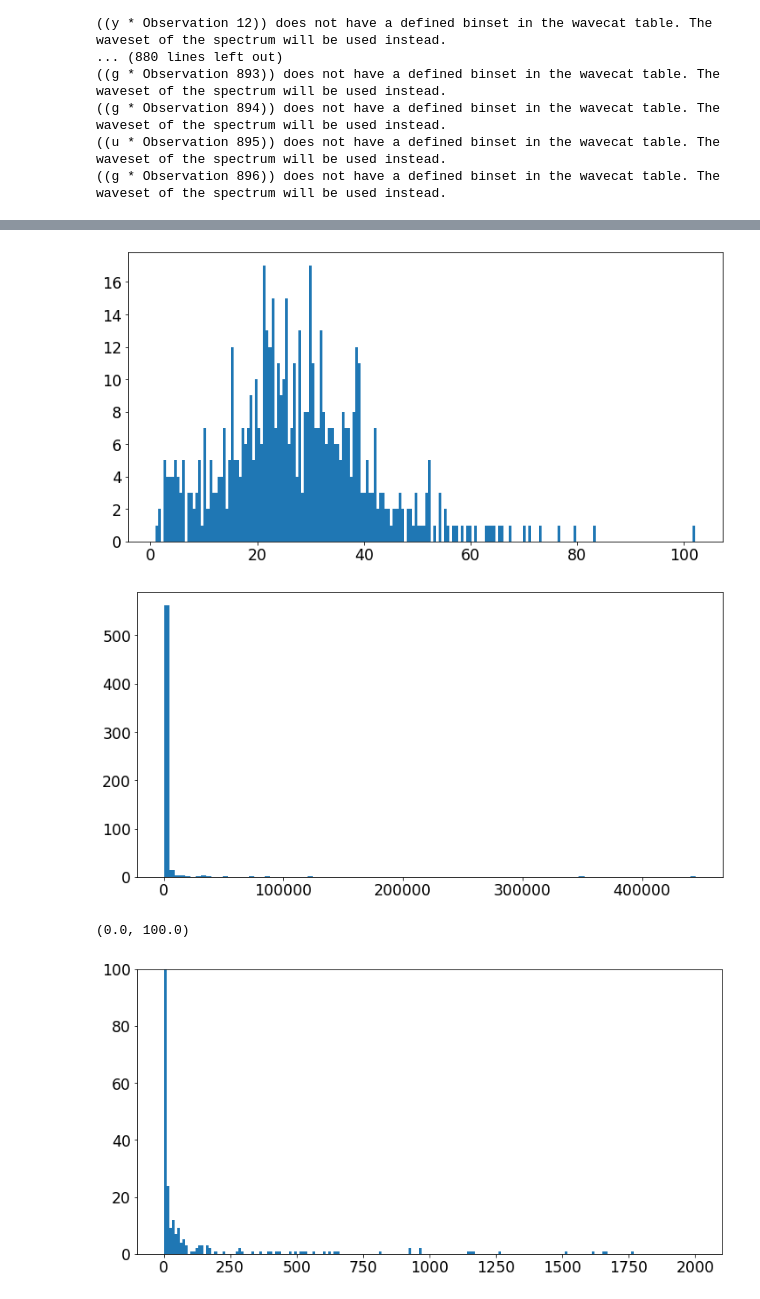
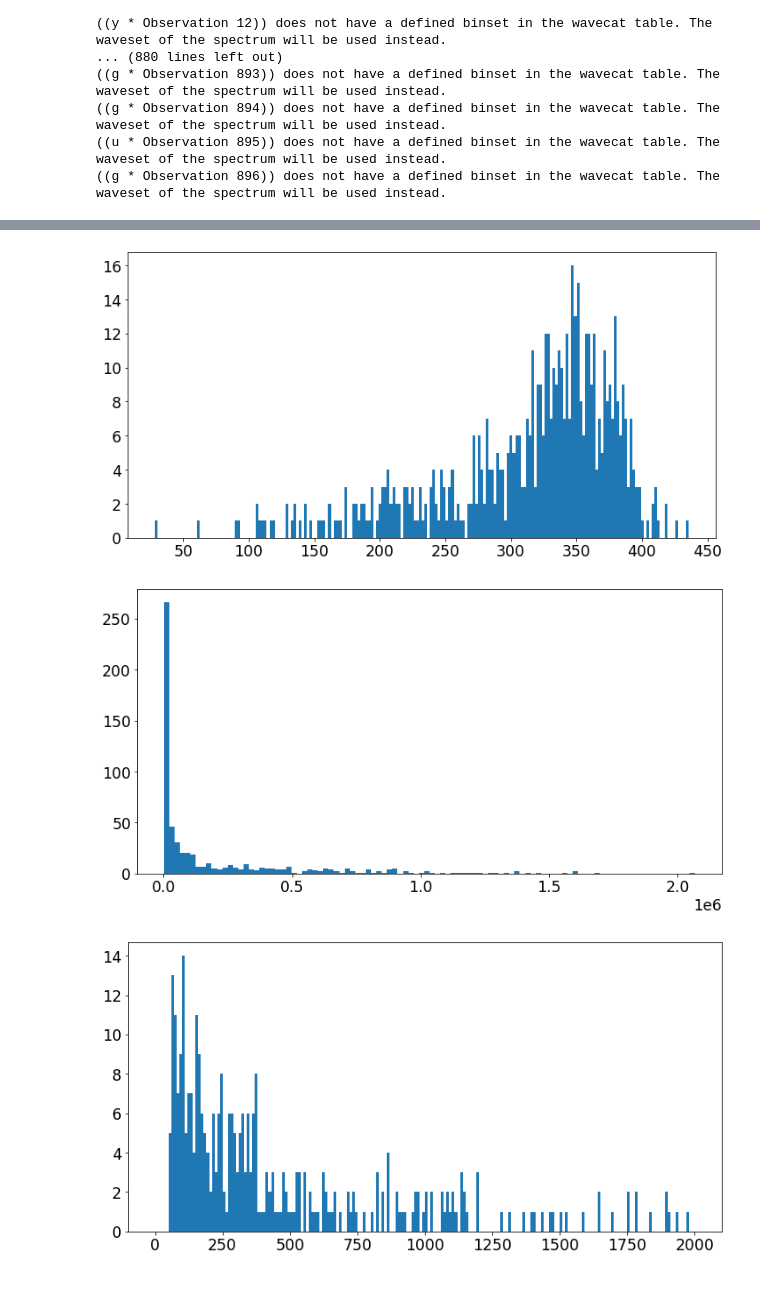
Before and after one commit to sylvielsstfr/StageM12021, a Jupyter notebook: notebooks Damien/Test fit + chi2.ipynb, the cells around one changed output, grey strips where cells are left out. Saved outputs shown, nothing was run; the diff lists cells and outputs as text; code cells hidden in the pictures.

```diff
--- a/notebooks Damien/Test fit + chi2.ipynb
+++ b/notebooks Damien/Test fit + chi2.ipynb
@@ -81,0 +87,3 @@ LSST_y = S.ArrayBandpass(df_LSST["wl"].values*10, df_LSST["y"].values, name = "y
+# %%
+rg = RealisticGenerator(xvts=1000000)
+param=rg.generate_parameters(mass = 100, nb_parameters=1000)
@@ -193,7 +222,7 @@ for bp in all_bp :
 
 for obs in all_obs :
 
-    all_count.append(obs.countrate())
+    all_count.append(obs.countrate()*EXPOSURE)
 # %% [output]
 ((y * Observation 1)) does not have a defined binset in the wavecat table. The waveset of the spectrum will be used instead.
 ((y * Observation 2)) does not have a defined binset in the wavecat table. The waveset of the spectrum will be used instead.
@@ -248,32 +277,28 @@ N = []
 for i in range (len(bp_atmo)) :
 
     N.append(np.sqrt(N_pe[i] + all_count[i]))
-# %%
-sigma_N = []
-
-for i in range (len(bp_atmo)) :
-
-    sigma_N.append(np.sqrt(N[i]))
 # %%
+%%time
+
 chi2 = []
 chi2_linear = []
-tE = 20
+#tE = 20
 Delta_chi2 = []
 Ndof = []
 rejected_events = 0
 
-for i in range (len(list_t0)) :
+for i in range (len(param["t0"])) :
 
-    t0 = list_t0[i]
-    u0 = umin[randrange(len(umin))]   #random u0 for every event
+    t0 = param["t0"][i]
+    u0 = param["u0"][randrange(len(param["u0"]))]   #random u0 for every event
+    tE = param["tE"][randrange(len(param["tE"]))]
+    tmin = t0 - 5.*abs(tE)
+    tmax = t0 + 5.*abs(tE)
 
-    tmin = t0 - 5.*tE
-    tmax = t0 + 5.*tE
-
-    df_event = df[(df["observationStartMJD"] >= tmin) & (df["observationStartMJD"] <= tmax) & ((df['fieldRA'] - galaxy_ra)**2 + (df['fieldDec'] - galaxy_dec)**2 < Circle.radius.value**2)]
+    #df_event = df[(df["observationStartMJD"] >= tmin) & (df["observationStartMJD"] <= tmax) & ((df['fieldRA'] - galaxy_ra)**2 + (df['fieldDec'] - galaxy_dec)**2 < Circle.radius.value**2)]
 
 
-    df_event_times = df_event["observationStartMJD"].values
+    #df_event_times = df_event["observationStartMJD"].values
 
     #x = df_event_times                                   # We consider every data point (no distinction between filters)
 
@@ -288,7 +313,7 @@ for i in range (len(list_t0)) :
 
         if (df["observationStartMJD"][j] >= tmin) and (df["observationStartMJD"][j] <= tmax and ((df['fieldRA'][j] - galaxy_ra)**2 + (df['fieldDec'][j] - galaxy_dec)**2 < Circle.radius.value**2)) :
 
-            amp_err.append(sigma_N[j] * A(u(df['observationStartMJD'].values[j]))/all_count[j])
+            amp_err.append(N[j] * A(u(df['observationStartMJD'].values[j]))/all_count[j])
             x.append(df["observationStartMJD"].values[j])
             y_data.append(A(u(df["observationStartMJD"].values[j])))
 
@@ -314,8 +339,8 @@ for i in range (len(list_t0)) :
         len(x) - m.nfit > 1                                                  # Ndof linear > 1
         and m.fval != 0                                                      # Chi2 microlensing != 0
         and m_linear.fval != 0                                           # Chi2 linear != 0
-        and m.fval/(len(x) - m.nfit) < 2  ):                              # Goodness of fit chi2/Ndof < 2
-        #and (m_linear.fval - m.fval)/(np.sqrt((len(x) - m.nfit))) > 20 ) :
+        and m.fval/(len(x) - m.nfit) < 2                                # Goodness of fit chi2/Ndof < 2
+        and (m_linear.fval - m.fval)/(np.sqrt((len(x) - m.nfit))) > 80 ) :
 
         Ndof.append(len(x) - m.nfit)
 
@@ -346,17 +372,16 @@ Text(0, 0.5, 'chi2')
 # %%
 plt.hist(chi2, bins= 200);
 # %% [output]
-[figure, old version]
+[figure, new version]
 # %%
 plt.hist(chi2_linear, bins = 100);
 # %% [output]
-[figure, old version]
+[figure, new version]
 # %%
-plt.hist(Delta_chi2, bins = 200, range = [0,2000])
-plt.ylim(0,100)
+plt.hist(Delta_chi2, bins = 200, range = [0,2000]);
+#plt.ylim(0,100)
 # %% [output]
-(0.0, 100.0)
-[figure, old version]
+[figure, new version]
 # %%
 plt.scatter(chi2, chi2_linear)
 #plt.ylim([0,200])
```
Also changed, not shown: parts of 9 cells of this notebook, 3 other files.
